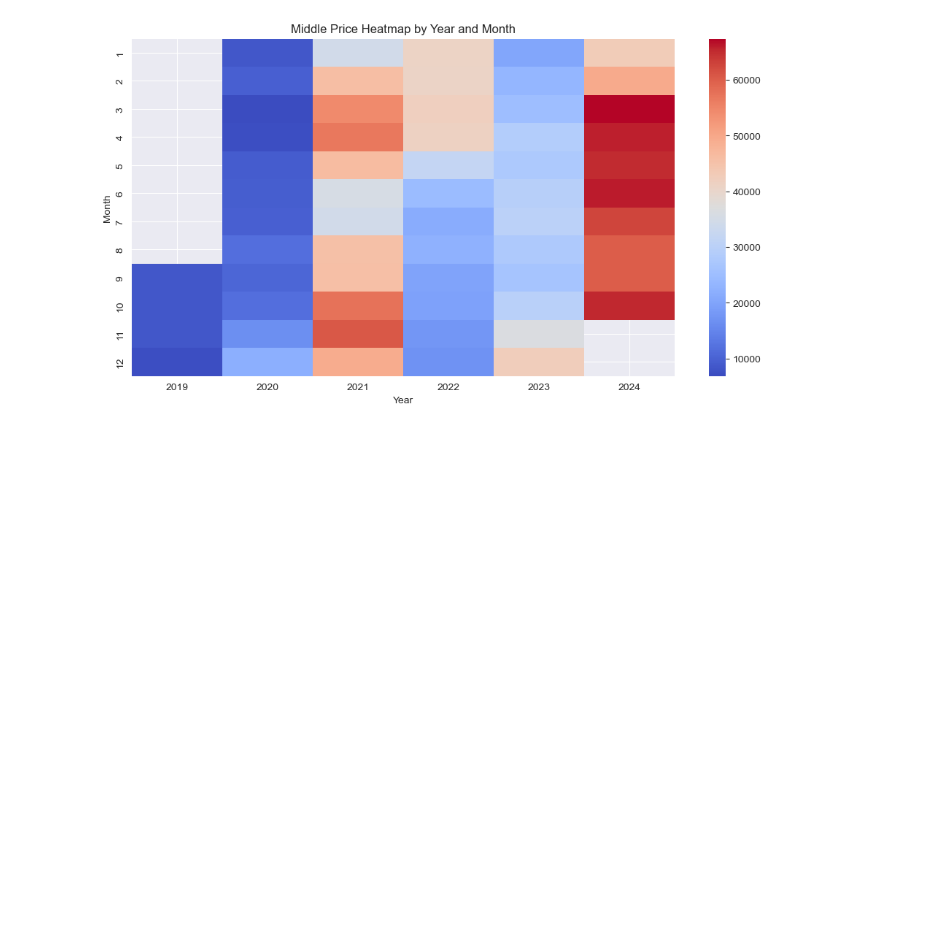
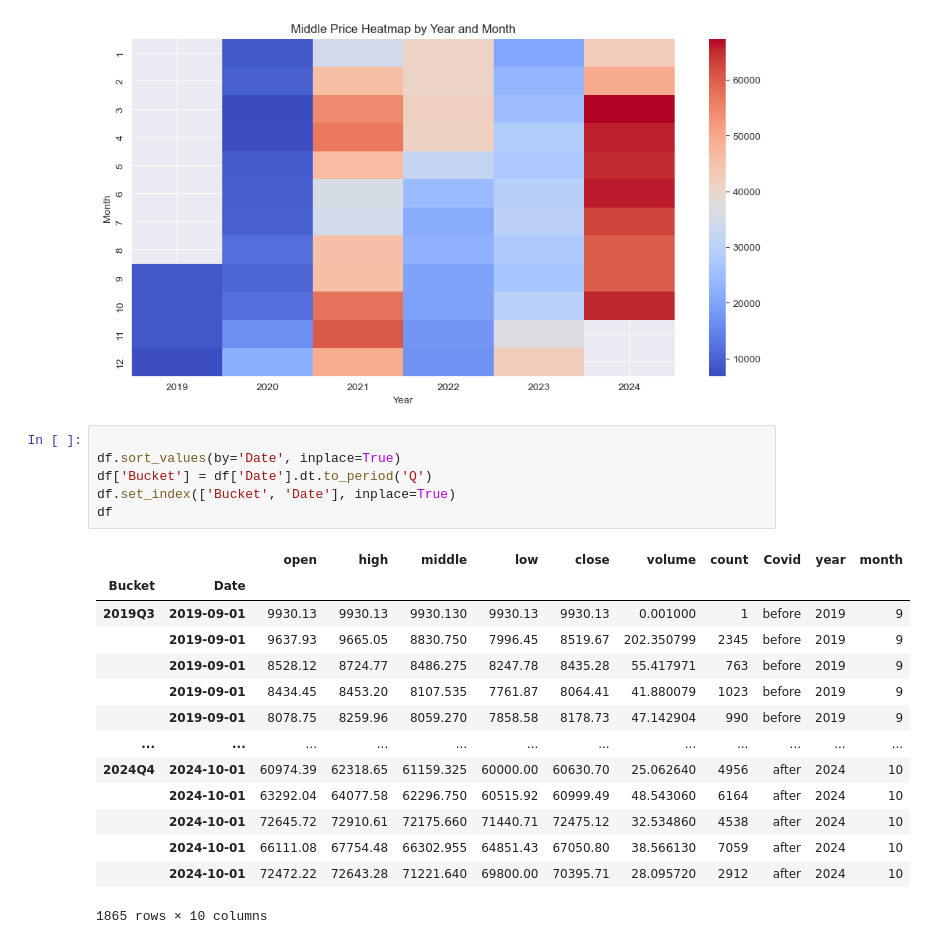
Before and after one commit to nishu100306/CS176Project, a Jupyter notebook: sample.ipynb, the cells around one changed output. Cells and saved outputs as stored; diff of their text form; blank space fills up the shorter version.

Commit message:
sorted data into 3 month interval buckets

```diff
--- a/sample.ipynb
+++ b/sample.ipynb
@@ -72,3 +72,24 @@ plt.ylabel("Month")
 plt.show()
 # %% [output]
 [figure]
+# %%
+
+df.sort_values(by='Date', inplace=True)
+df['Bucket'] = df['Date'].dt.to_period('Q')
+df.set_index(['Bucket', 'Date'], inplace=True)
+df
+# %% [output]
+|  |  | open | high | middle | low | close | volume | count | Covid | year | month |
+| Bucket | Date |  |  |  |  |  |  |  |  |  |  |
+| 2019Q3 | 2019-09-01 | 9930.13 | 9930.13 | 9930.130 | 9930.13 | 9930.13 | 0.001000 | 1 | before | 2019 | 9 |
+|  | 2019-09-01 | 9637.93 | 9665.05 | 8830.750 | 7996.45 | 8519.67 | 202.350799 | 2345 | before | 2019 | 9 |
+|  | 2019-09-01 | 8528.12 | 8724.77 | 8486.275 | 8247.78 | 8435.28 | 55.417971 | 763 | before | 2019 | 9 |
+|  | 2019-09-01 | 8434.45 | 8453.20 | 8107.535 | 7761.87 | 8064.41 | 41.880079 | 1023 | before | 2019 | 9 |
+|  | 2019-09-01 | 8078.75 | 8259.96 | 8059.270 | 7858.58 | 8178.73 | 47.142904 | 990 | before | 2019 | 9 |
+| ... | ... | ... | ... | ... | ... | ... | ... | ... | ... | ... | ... |
+| 2024Q4 | 2024-10-01 | 60974.39 | 62318.65 | 61159.325 | 60000.00 | 60630.70 | 25.062640 | 4956 | after | 2024 | 10 |
+|  | 2024-10-01 | 63292.04 | 64077.58 | 62296.750 | 60515.92 | 60999.49 | 48.543060 | 6164 | after | 2024 | 10 |
+|  | 2024-10-01 | 72645.72 | 72910.61 | 72175.660 | 71440.71 | 72475.12 | 32.534860 | 4538 | after | 2024 | 10 |
+|  | 2024-10-01 | 66111.08 | 67754.48 | 66302.955 | 64851.43 | 67050.80 | 38.566130 | 7059 | after | 2024 | 10 |
+|  | 2024-10-01 | 72472.22 | 72643.28 | 71221.640 | 69800.00 | 70395.71 | 28.095720 | 2912 | after | 2024 | 10 |
+1865 rows × 10 columns
```
